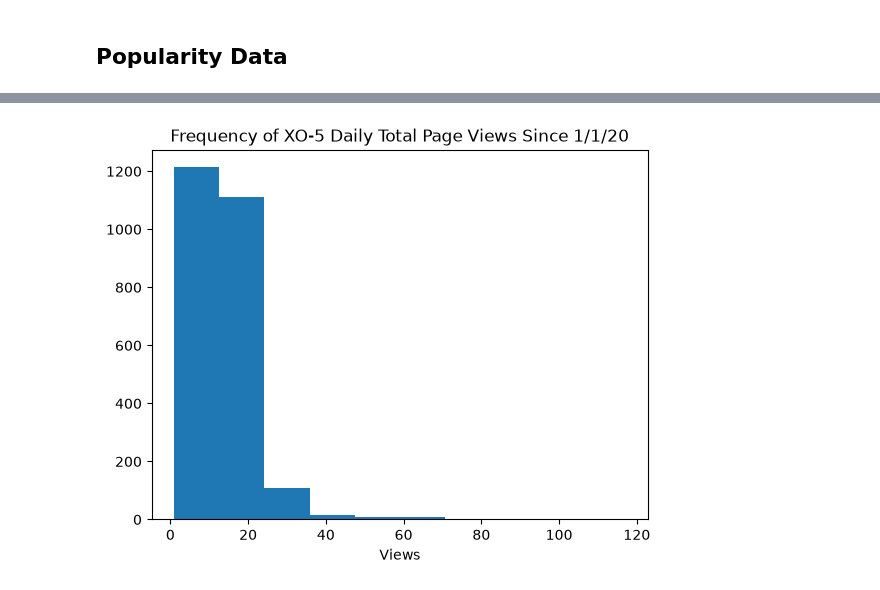
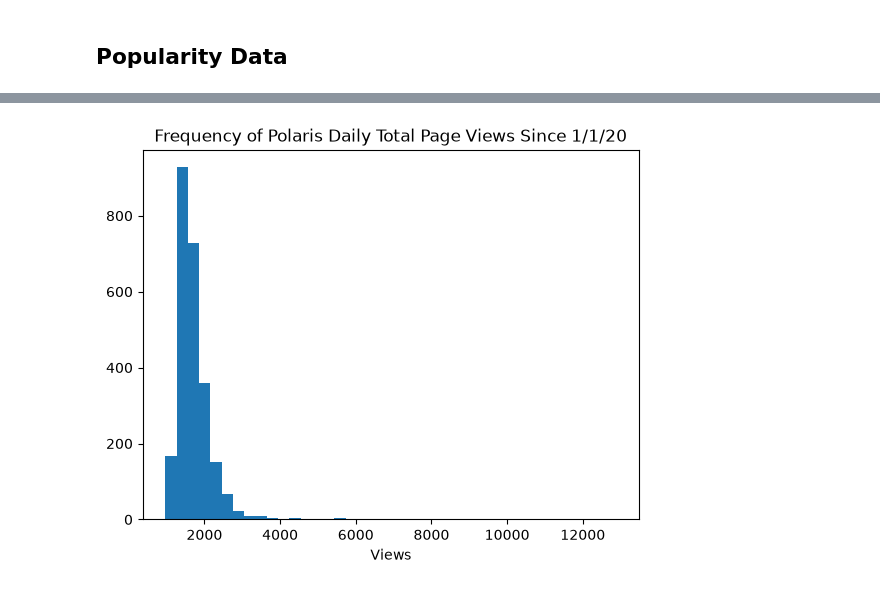
Before and after one commit to etu8924/CelestialCelebs, a Jupyter notebook: sophia_research/img_processing.ipynb, the cells around one changed output, grey strips where cells are left out. Drawn from its saved outputs; the diff is of its cells as text; code cells hidden in the pictures.

Commit message:
add more cleaning and popularity data

```diff
--- a/sophia_research/img_processing.ipynb
+++ b/sophia_research/img_processing.ipynb
@@ -143,4 +143,5 @@ retrieving image for Acrab (* bet01 Sco)...
 # %%
 # sanity check
 
-star_popularity = wiki_pageviews(star_data['page_name'][:5])
+star_data = pd.read_csv('../data/star_data.csv')
+star_data
@@ -146,0 +162,2 @@ star_popularity = wiki_pageviews(star_data['page_name'][:5])
+# %%
+star_popularity = wiki_pageviews(star_data['page_name'])
@@ -147,10 +166,10 @@ star_popularity = wiki_pageviews(star_data['page_name'][:5])
 # %%
-plt.hist(star_popularity['XO-5'])
-plt.title('Frequency of XO-5 Daily Total Page Views Since 1/1/20')
+plt.hist(star_popularity['Polaris'], bins=40)
+plt.title('Frequency of Polaris Daily Total Page Views Since 1/1/20')
 plt.xlabel('Views')
 plt.show()
 # %% [output]
-[figure, old version]
+[figure, new version]
 # %%
 star_popularity.to_csv('star_popularity_data.csv', index=False)
 # %%
```
Also changed, not shown: parts of 2 cells of this notebook, 3 other files.
